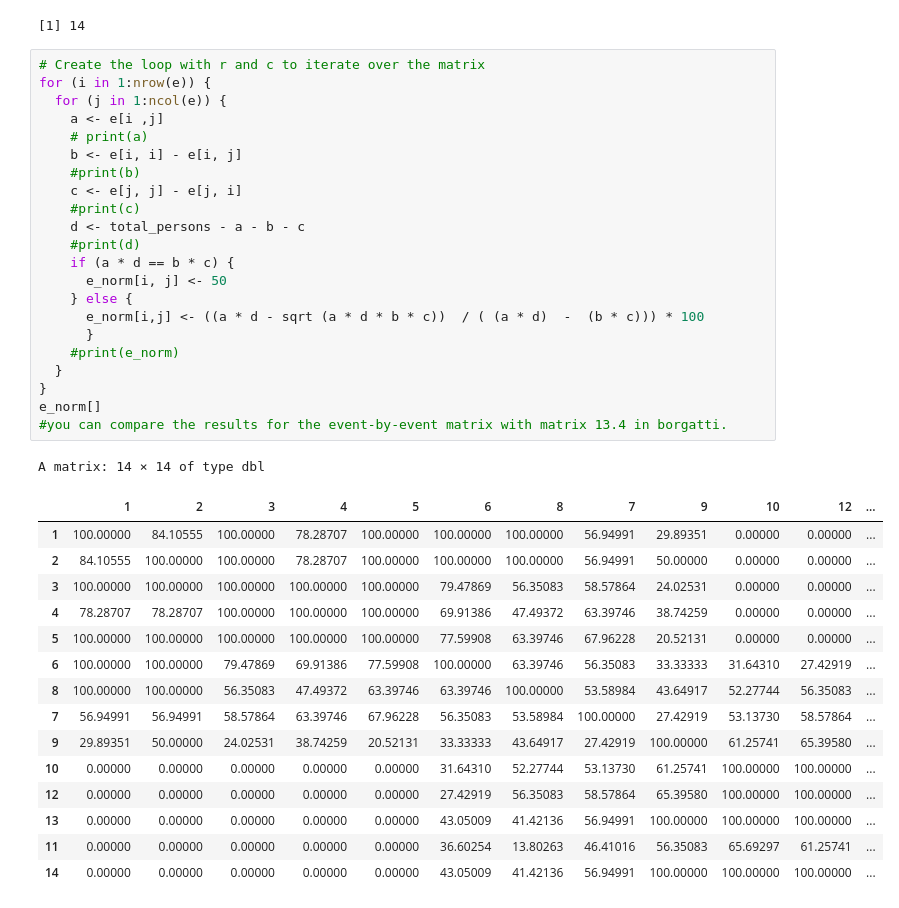
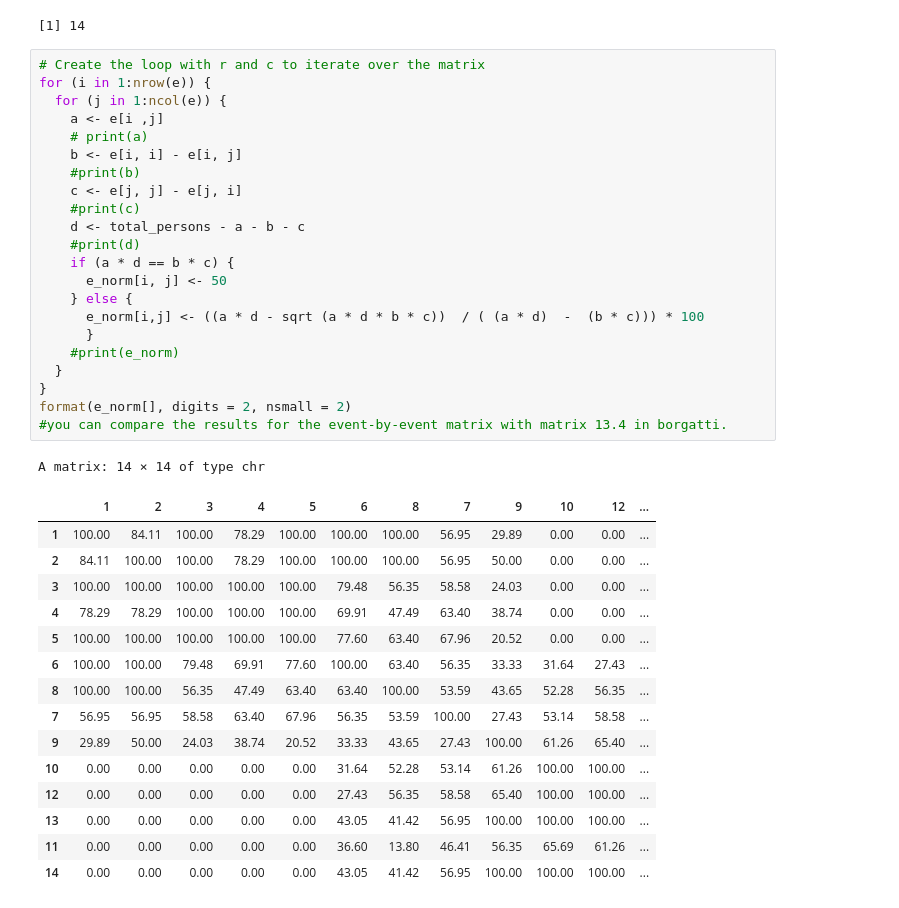
Before and after one commit to Jitzeoomen/uva-measuring-meaning, a Jupyter notebook: two-mode-networks.ipynb, the cells around one changed output. Drawn from its saved outputs; the diff is of its cells as text.

```diff
--- a/two-mode-networks.ipynb
+++ b/two-mode-networks.ipynb
@@ -222,39 +222,39 @@ ncol(e)
 # %%
 # Create the loop with r and c to iterate over the matrix
 for (i in 1:nrow(e)) {
   for (j in 1:ncol(e)) {
     a <- e[i ,j]
     # print(a)
     b <- e[i, i] - e[i, j]
     #print(b)
     c <- e[j, j] - e[j, i]
     #print(c)
     d <- total_persons - a - b - c
     #print(d)
     if (a * d == b * c) {
       e_norm[i, j] <- 50
     } else {
       e_norm[i,j] <- ((a * d - sqrt (a * d * b * c))  / ( (a * d)  -  (b * c))) * 100
       }
     #print(e_norm)
   }
 }
-e_norm[]
+format(e_norm[], digits = 2, nsmall = 2)
 #you can compare the results for the event-by-event matrix with matrix 13.4 in borgatti.
 # %% [output]
-A matrix: 14 × 14 of type dbl
+A matrix: 14 × 14 of type chr
 |  | 1 | 2 | 3 | 4 | 5 | 6 | 8 | 7 | 9 | 10 | 12 | ... |
-| 1 | 100.00000 | 84.10555 | 100.00000 | 78.28707 | 100.00000 | 100.00000 | 100.00000 | 56.94991 | 29.89351 | 0.00000 | 0.00000 | ... |
-| 2 | 84.10555 | 100.00000 | 100.00000 | 78.28707 | 100.00000 | 100.00000 | 100.00000 | 56.94991 | 50.00000 | 0.00000 | 0.00000 | ... |
-| 3 | 100.00000 | 100.00000 | 100.00000 | 100.00000 | 100.00000 | 79.47869 | 56.35083 | 58.57864 | 24.02531 | 0.00000 | 0.00000 | ... |
-| 4 | 78.28707 | 78.28707 | 100.00000 | 100.00000 | 100.00000 | 69.91386 | 47.49372 | 63.39746 | 38.74259 | 0.00000 | 0.00000 | ... |
-| 5 | 100.00000 | 100.00000 | 100.00000 | 100.00000 | 100.00000 | 77.59908 | 63.39746 | 67.96228 | 20.52131 | 0.00000 | 0.00000 | ... |
-| 6 | 100.00000 | 100.00000 | 79.47869 | 69.91386 | 77.59908 | 100.00000 | 63.39746 | 56.35083 | 33.33333 | 31.64310 | 27.42919 | ... |
-| 8 | 100.00000 | 100.00000 | 56.35083 | 47.49372 | 63.39746 | 63.39746 | 100.00000 | 53.58984 | 43.64917 | 52.27744 | 56.35083 | ... |
-| 7 | 56.94991 | 56.94991 | 58.57864 | 63.39746 | 67.96228 | 56.35083 | 53.58984 | 100.00000 | 27.42919 | 53.13730 | 58.57864 | ... |
-| 9 | 29.89351 | 50.00000 | 24.02531 | 38.74259 | 20.52131 | 33.33333 | 43.64917 | 27.42919 | 100.00000 | 61.25741 | 65.39580 | ... |
-| 10 | 0.00000 | 0.00000 | 0.00000 | 0.00000 | 0.00000 | 31.64310 | 52.27744 | 53.13730 | 61.25741 | 100.00000 | 100.00000 | ... |
-| 12 | 0.00000 | 0.00000 | 0.00000 | 0.00000 | 0.00000 | 27.42919 | 56.35083 | 58.57864 | 65.39580 | 100.00000 | 100.00000 | ... |
-| 13 | 0.00000 | 0.00000 | 0.00000 | 0.00000 | 0.00000 | 43.05009 | 41.42136 | 56.94991 | 100.00000 | 100.00000 | 100.00000 | ... |
-| 11 | 0.00000 | 0.00000 | 0.00000 | 0.00000 | 0.00000 | 36.60254 | 13.80263 | 46.41016 | 56.35083 | 65.69297 | 61.25741 | ... |
-| 14 | 0.00000 | 0.00000 | 0.00000 | 0.00000 | 0.00000 | 43.05009 | 41.42136 | 56.94991 | 100.00000 | 100.00000 | 100.00000 | ... |
+| 1 | 100.00 | 84.11 | 100.00 | 78.29 | 100.00 | 100.00 | 100.00 | 56.95 | 29.89 | 0.00 | 0.00 | ... |
+| 2 | 84.11 | 100.00 | 100.00 | 78.29 | 100.00 | 100.00 | 100.00 | 56.95 | 50.00 | 0.00 | 0.00 | ... |
+| 3 | 100.00 | 100.00 | 100.00 | 100.00 | 100.00 | 79.48 | 56.35 | 58.58 | 24.03 | 0.00 | 0.00 | ... |
+| 4 | 78.29 | 78.29 | 100.00 | 100.00 | 100.00 | 69.91 | 47.49 | 63.40 | 38.74 | 0.00 | 0.00 | ... |
+| 5 | 100.00 | 100.00 | 100.00 | 100.00 | 100.00 | 77.60 | 63.40 | 67.96 | 20.52 | 0.00 | 0.00 | ... |
+| 6 | 100.00 | 100.00 | 79.48 | 69.91 | 77.60 | 100.00 | 63.40 | 56.35 | 33.33 | 31.64 | 27.43 | ... |
+| 8 | 100.00 | 100.00 | 56.35 | 47.49 | 63.40 | 63.40 | 100.00 | 53.59 | 43.65 | 52.28 | 56.35 | ... |
+| 7 | 56.95 | 56.95 | 58.58 | 63.40 | 67.96 | 56.35 | 53.59 | 100.00 | 27.43 | 53.14 | 58.58 | ... |
+| 9 | 29.89 | 50.00 | 24.03 | 38.74 | 20.52 | 33.33 | 43.65 | 27.43 | 100.00 | 61.26 | 65.40 | ... |
+| 10 | 0.00 | 0.00 | 0.00 | 0.00 | 0.00 | 31.64 | 52.28 | 53.14 | 61.26 | 100.00 | 100.00 | ... |
+| 12 | 0.00 | 0.00 | 0.00 | 0.00 | 0.00 | 27.43 | 56.35 | 58.58 | 65.40 | 100.00 | 100.00 | ... |
+| 13 | 0.00 | 0.00 | 0.00 | 0.00 | 0.00 | 43.05 | 41.42 | 56.95 | 100.00 | 100.00 | 100.00 | ... |
+| 11 | 0.00 | 0.00 | 0.00 | 0.00 | 0.00 | 36.60 | 13.80 | 46.41 | 56.35 | 65.69 | 61.26 | ... |
+| 14 | 0.00 | 0.00 | 0.00 | 0.00 | 0.00 | 43.05 | 41.42 | 56.95 | 100.00 | 100.00 | 100.00 | ... |
```
Also changed, not shown: parts of 1 cell of this notebook, 2 other files.
